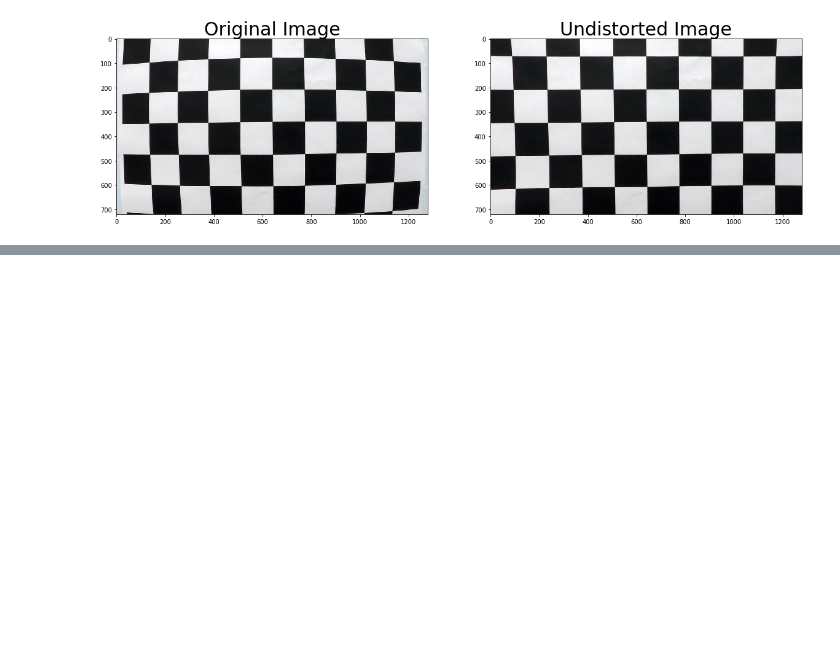
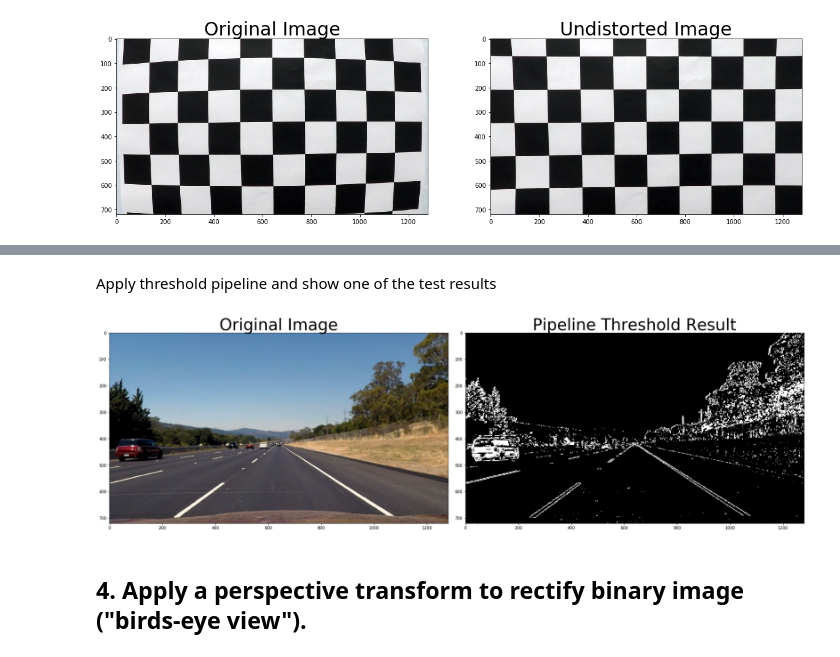
Before and after one commit to pablosaurasperez/CarND-Advanced-Lane-Lines, a Jupyter notebook: P4_AdvancedLaneFinding.ipynb, the cells around one changed output, grey strips where cells are left out. Drawn from its saved outputs; the diff is of its cells as text; code cells hidden in the pictures; blank space fills up the shorter version.

```diff
--- a/P4_AdvancedLaneFinding.ipynb
+++ b/P4_AdvancedLaneFinding.ipynb
@@ -97,0 +164,22 @@ ax2.set_title('Undistorted Image', fontsize=30)
+# %% [markdown]
+Apply threshold pipeline and show one of the test results
+# %%
+image = dst
+undst = dst
+result = pipeline_threshold(image)
+
+
+# Plot the result
+f, (ax1, ax2) = plt.subplots(1, 2, figsize=(24, 9))
+f.tight_layout()
+
+ax1.imshow(image)
+ax1.set_title('Original Image', fontsize=40)
+
+ax2.imshow(result, cmap = 'gray')
+ax2.set_title('Pipeline Threshold Result', fontsize=40)
+plt.subplots_adjust(left=0., right=1, top=0.9, bottom=0.)
+# %% [output]
+[figure, added]
+# %% [markdown]
+## 4. Apply a perspective transform to rectify binary image ("birds-eye view").
```
Also changed, not shown: parts of 25 cells of this notebook.
